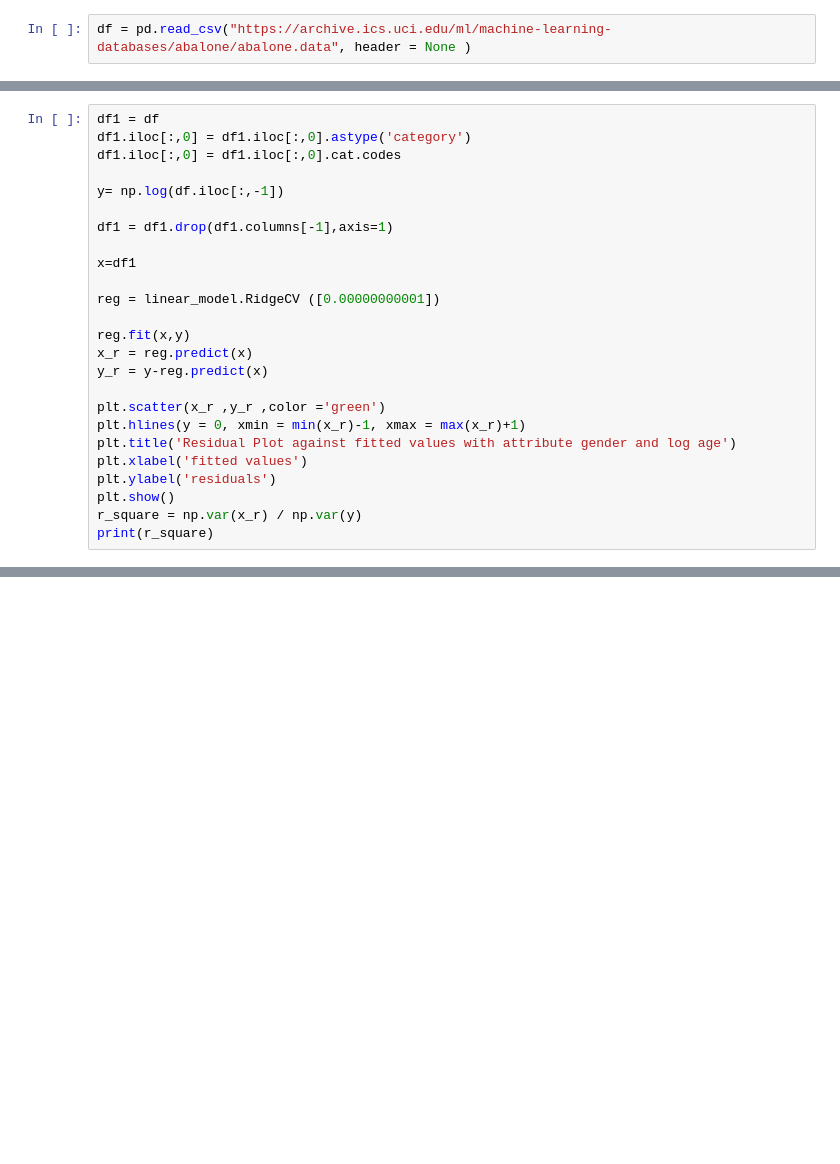
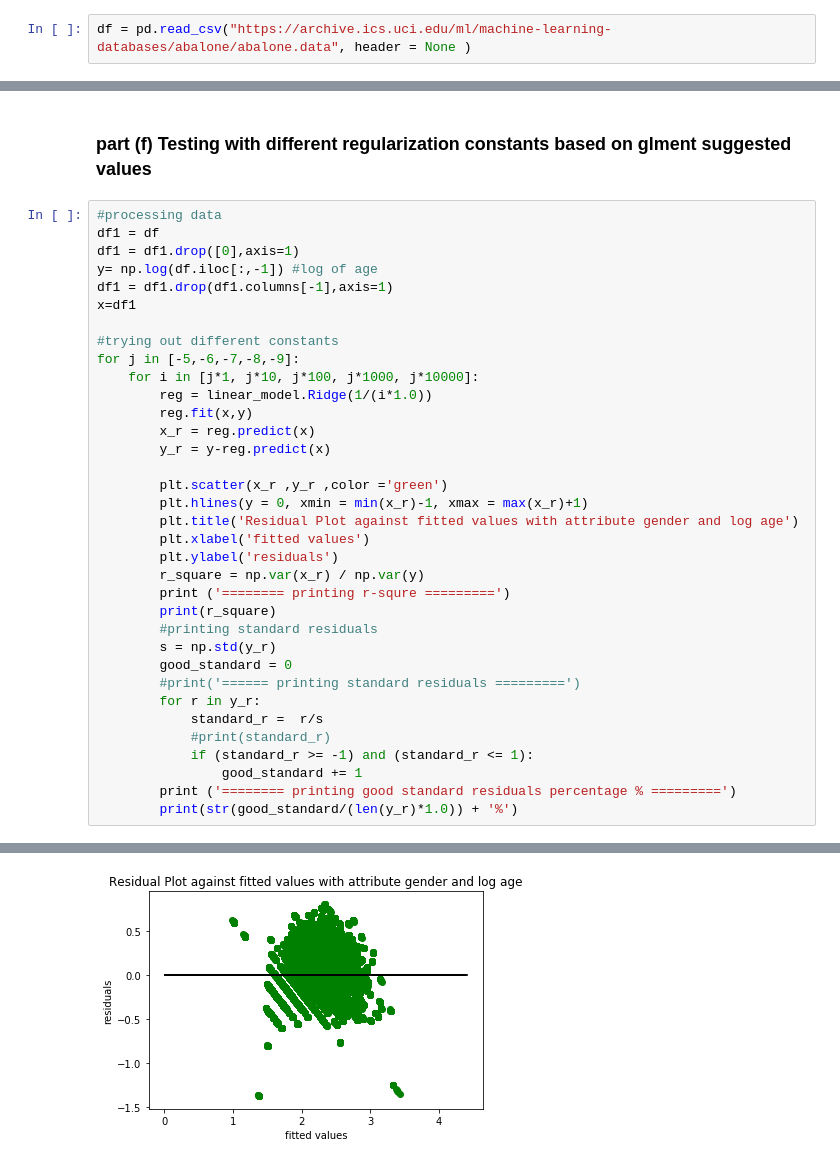
Before and after one commit to lpoon2/CS498-AML, a Jupyter notebook: hw5/hw5.3.ipynb, the cells around one changed output, grey strips where cells are left out. Saved outputs shown, nothing was run; the diff lists cells and outputs as text; blank space fills up the shorter version.

```diff
--- a/hw5/hw5.3.ipynb
+++ b/hw5/hw5.3.ipynb
@@ -116,26 +203,38 @@ print(r_square)
+# %% [markdown]
+### part (f) Testing with different regularization constants based on glment suggested values
 # %%
+#processing data
 df1 = df
-df1.iloc[:,0] = df1.iloc[:,0].astype('category')
-df1.iloc[:,0] = df1.iloc[:,0].cat.codes
-
-y= np.log(df.iloc[:,-1])
-
+df1 = df1.drop([0],axis=1)
+y= np.log(df.iloc[:,-1]) #log of age
 df1 = df1.drop(df1.columns[-1],axis=1)
-
 x=df1
 
-reg = linear_model.RidgeCV ([0.00000000001])
+#trying out different constants
+for j in [-5,-6,-7,-8,-9]:
+    for i in [j*1, j*10, j*100, j*1000, j*10000]:
+        reg = linear_model.Ridge(1/(i*1.0))
+        reg.fit(x,y)
+        x_r = reg.predict(x)
+        y_r = y-reg.predict(x)
 
-reg.fit(x,y)
-x_r = reg.predict(x)
-y_r = y-reg.predict(x)
-
-plt.scatter(x_r ,y_r ,color ='green')
-plt.hlines(y = 0, xmin = min(x_r)-1, xmax = max(x_r)+1)
-plt.title('Residual Plot against fitted values with attribute gender and log age')
-plt.xlabel('fitted values')
-plt.ylabel('residuals')
-plt.show()
-r_square = np.var(x_r) / np.var(y)
-print(r_square)
+        plt.scatter(x_r ,y_r ,color ='green')
+        plt.hlines(y = 0, xmin = min(x_r)-1, xmax = max(x_r)+1)
+        plt.title('Residual Plot against fitted values with attribute gender and log age')
+        plt.xlabel('fitted values')
+        plt.ylabel('residuals')
+        r_square = np.var(x_r) / np.var(y)
+        print ('======== printing r-squre =========')
+        print(r_square)
+        #printing standard residuals
+        s = np.std(y_r)
+        good_standard = 0
+        #print('====== printing standard residuals =========')
+        for r in y_r:
+            standard_r =  r/s
+            #print(standard_r)
+            if (standard_r >= -1) and (standard_r <= 1):
+                good_standard += 1
+        print ('======== printing good standard residuals percentage % =========')
+        print(str(good_standard/(len(y_r)*1.0)) + '%')
 # %% [output]
@@ -142,0 +258 @@ SyntaxError: invalid syntax (<ipython-input-65-170eac4603fd>, line 21)
+[figure, added]
```
Also changed, not shown: parts of 9 cells of this notebook, 3 other files.
